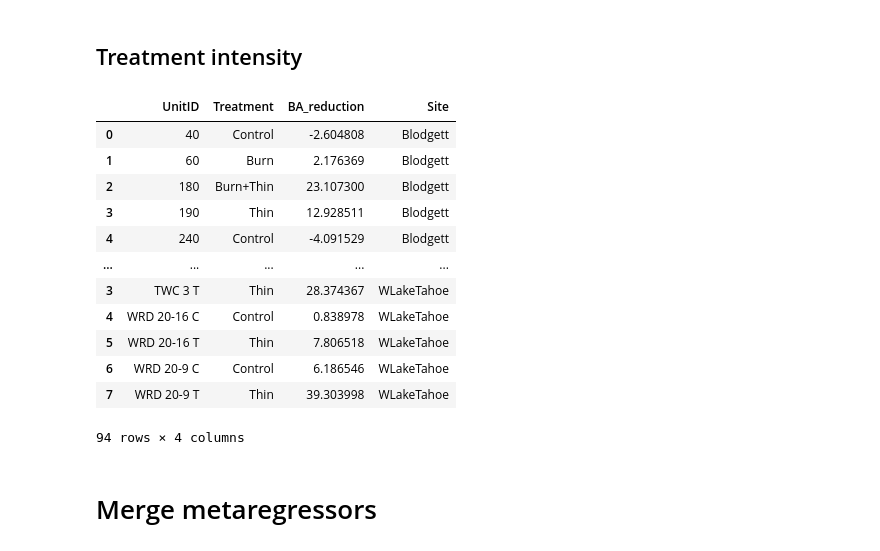
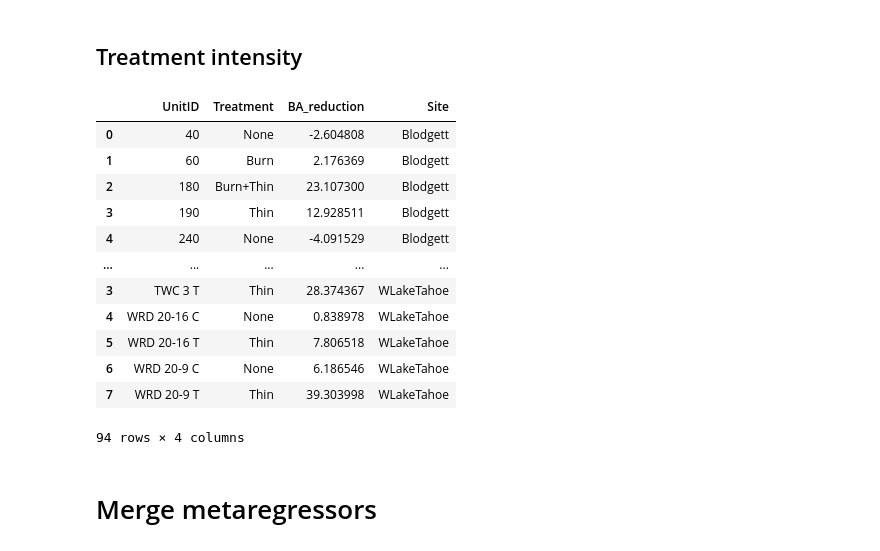
Before and after one commit to jeskat/tree_growth_metaanalysis_snmc, a Jupyter notebook: Covariate_and_metaregressor_processing/Code/compile_all_metaregressors.ipynb, the cells around one changed output. Cells and saved outputs as stored; diff of their text form; code cells hidden in the pictures.

Commit message:
Harmonized treatment naming conventions

```diff
--- a/Covariate_and_metaregressor_processing/Code/compile_all_metaregressors.ipynb
+++ b/Covariate_and_metaregressor_processing/Code/compile_all_metaregressors.ipynb
@@ -107,37 +108,34 @@ rsdi
 # %%
 ## Compile treatment intensity for all sites
 intensity = pd.DataFrame()
 
 for site in site_list:
     temp = pd.read_csv(mr_dir + 'Stand_structure/{}_intensity.csv'.format(site))
     temp['Site'] = site
     intensity = pd.concat([intensity, temp])
 
-## Replace NaN with "Control"
-intensity.loc[intensity['Treatment'].isnull(), 'Treatment'] = 'Control'
-
-## Make Teakettle unit names uppercase
-intensity.loc[intensity['Site']=='Teakettle', 'UnitID'] = intensity.loc[intensity['Site']=='Teakettle', 'UnitID'].str.upper()
+## Replace NaN treatment with "None"
+intensity.loc[intensity['Treatment'].isnull(), 'Treatment'] = 'None'
 
 ## Make UnitID a string
 intensity['UnitID'] = intensity['UnitID'].astype(str)
 
 ## Replace null intensities with 0
 intensity.loc[intensity['BA_reduction'].isnull(), 'BA_reduction'] = 0
 
 intensity
 # %% [output]
 |  | UnitID | Treatment | BA_reduction | Site |
-| 0 | 40 | Control | -2.604808 | Blodgett |
+| 0 | 40 | None | -2.604808 | Blodgett |
 | 1 | 60 | Burn | 2.176369 | Blodgett |
 | 2 | 180 | Burn+Thin | 23.107300 | Blodgett |
 | 3 | 190 | Thin | 12.928511 | Blodgett |
-| 4 | 240 | Control | -4.091529 | Blodgett |
+| 4 | 240 | None | -4.091529 | Blodgett |
 | ... | ... | ... | ... | ... |
 | 3 | TWC 3 T | Thin | 28.374367 | WLakeTahoe |
-| 4 | WRD 20-16 C | Control | 0.838978 | WLakeTahoe |
+| 4 | WRD 20-16 C | None | 0.838978 | WLakeTahoe |
 | 5 | WRD 20-16 T | Thin | 7.806518 | WLakeTahoe |
-| 6 | WRD 20-9 C | Control | 6.186546 | WLakeTahoe |
+| 6 | WRD 20-9 C | None | 6.186546 | WLakeTahoe |
 | 7 | WRD 20-9 T | Thin | 39.303998 | WLakeTahoe |
 94 rows × 4 columns
 # %% [markdown]
```
Also changed, not shown: parts of 2 cells of this notebook, 1 other file.
